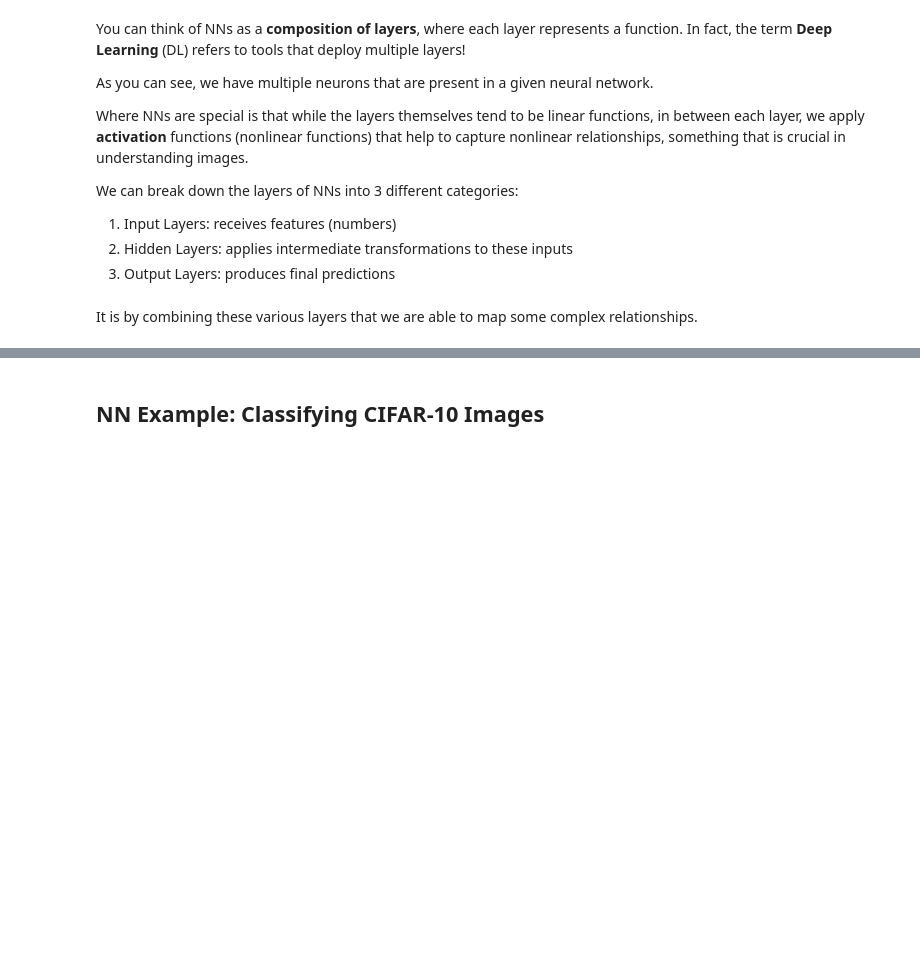
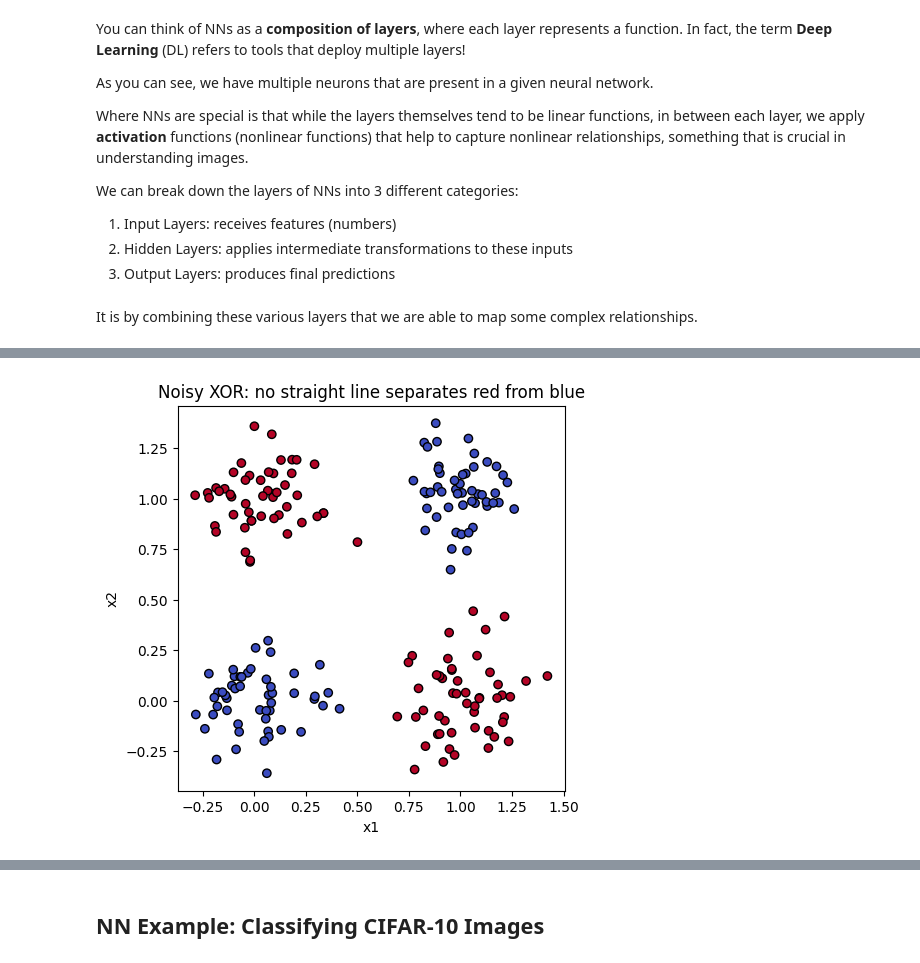
Before and after one commit to nickmelamed/mortorq_instruction, a Jupyter notebook: ml_resources/cv_primer/03-neural-networks.ipynb, the cells around one changed output, grey strips where cells are left out. Drawn from its saved outputs; the diff is of its cells as text; code cells hidden in the pictures; blank space fills up the shorter version.

```diff
--- a/ml_resources/cv_primer/03-neural-networks.ipynb
+++ b/ml_resources/cv_primer/03-neural-networks.ipynb
@@ -83,0 +99,19 @@ It is by combining these various layers that we are able to map some complex rel
+# %%
+# XOR: exactly one of the two inputs is 1. No straight line separates the classes below.
+corners = np.array([[0, 0], [1, 1], [0, 1], [1, 0]])
+corner_labels = np.array([0, 0, 1, 1])  # (0,0)->0, (1,1)->0, (0,1)->1, (1,0)->1
+
+# scatter a few noisy points around each corner, instead of just 4 exact dots
+n_per_corner = 50
+noise = 0.15
+X_xor = np.vstack([corners[i] + noise * np.random.randn(n_per_corner, 2) for i in range(4)])
+y_xor = np.hstack([np.full(n_per_corner, corner_labels[i]) for i in range(4)])
+
+plt.figure(figsize=(5, 5))
+plt.scatter(X_xor[:, 0], X_xor[:, 1], c=y_xor, cmap='coolwarm', edgecolor='k')
+plt.title("Noisy XOR: no straight line separates red from blue")
+plt.xlabel("x1")
+plt.ylabel("x2")
+plt.show()
+# %% [output]
+[figure, added]
```
Also changed, not shown: parts of 16 cells of this notebook, 6 other files.
